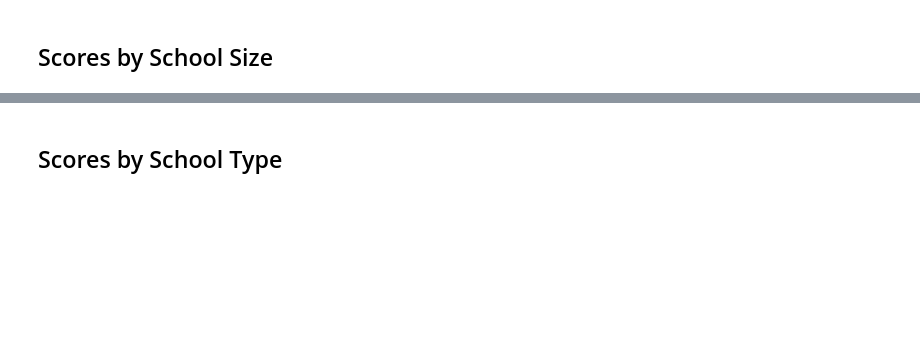
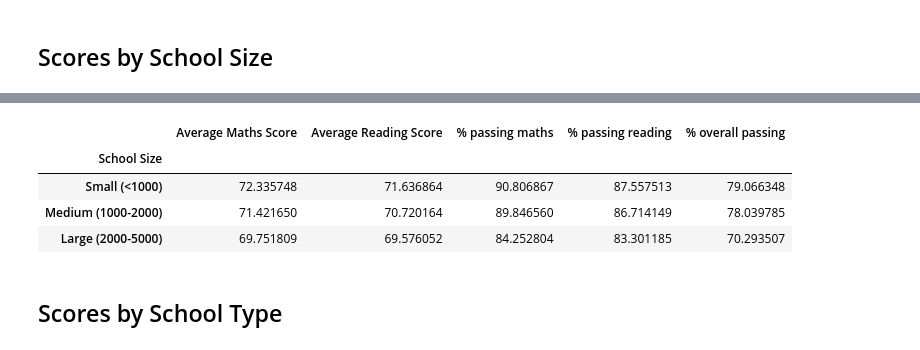
Before and after one commit to sherhwan/panda-challenge, a Jupyter notebook: PyCitySchools/Starter_Code/PyCitySchools/Resources/HAN WANG PyCitySchools_starter.ipynb, the cells around one changed output, grey strips where cells are left out. Saved outputs shown, nothing was run; the diff lists cells and outputs as text; code cells hidden in the pictures; blank space fills up the shorter version.

```diff
--- a/PyCitySchools/Starter_Code/PyCitySchools/Resources/HAN WANG PyCitySchools_starter.ipynb
+++ b/PyCitySchools/Starter_Code/PyCitySchools/Resources/HAN WANG PyCitySchools_starter.ipynb
@@ -351,5 +468,7 @@ size_bins = [0, 1000, 2000, 5000]
 group_names = ["Small (<1000)", "Medium (1000-2000)", "Large (2000-5000)"]
 # %%
 # Categorize the spending based on the bins
-per_school_summary["School Size"] =
+per_school_summary["School Size"] = pd.cut(
+    per_school_counts, size_bins, labels = group_names
+)
 per_school_summary
@@ -356,16 +493,28 @@ per_school_summary
 # %%
 # Calculate averages for the desired columns.
-size_maths_scores = per_school_summary.groupby(["School Size"])["Average Maths Score"].mean()
-size_reading_scores = per_school_summary.groupby(["School Size"])["Average Reading Score"].mean()
-size_passing_maths = per_school_summary.groupby(["School Size"])["% Passing Maths"].mean()
-size_passing_reading = per_school_summary.groupby(["School Size"])["% Passing Reading"].mean()
-size_overall_passing = per_school_summary.groupby(["School Size"])["% Overall Passing"].mean()
+size_maths_scores = per_school_summary.groupby(["School Size"])["Average Score Maths"].mean()
+size_reading_scores = per_school_summary.groupby(["School Size"])["Average Score Reading"].mean()
+size_passing_maths = per_school_summary.groupby(["School Size"])["Percentage Pass Rates maths per school"].mean()
+size_passing_reading = per_school_summary.groupby(["School Size"])["Percentage Pass Rates reading per school"].mean()
+size_overall_passing = per_school_summary.groupby(["School Size"])["Percentage Pass Rates overall per school"].mean()
 # %%
 # Assemble into DataFrame
-size_summary =
+size_summary = pd.DataFrame({
+    "Average Maths Score": size_maths_scores,
+    "Average Reading Score": size_reading_scores,
+    "% passing maths": size_passing_maths,
+    "% passing reading": size_passing_reading,
+    "% overall passing": size_overall_passing
+})
 
 # Display results
 size_summary
+# %% [output]
+|  | Average Maths Score | Average Reading Score | % passing maths | % passing reading | % overall passing |
+| School Size |  |  |  |  |  |
+| Small (<1000) | 72.335748 | 71.636864 | 90.806867 | 87.557513 | 79.066348 |
+| Medium (1000-2000) | 71.421650 | 70.720164 | 89.846560 | 86.714149 | 78.039785 |
+| Large (2000-5000) | 69.751809 | 69.576052 | 84.252804 | 83.301185 | 70.293507 |
 # %% [markdown]
 ## Scores by School Type
 # %%
```
Also changed, not shown: parts of 11 cells of this notebook.
